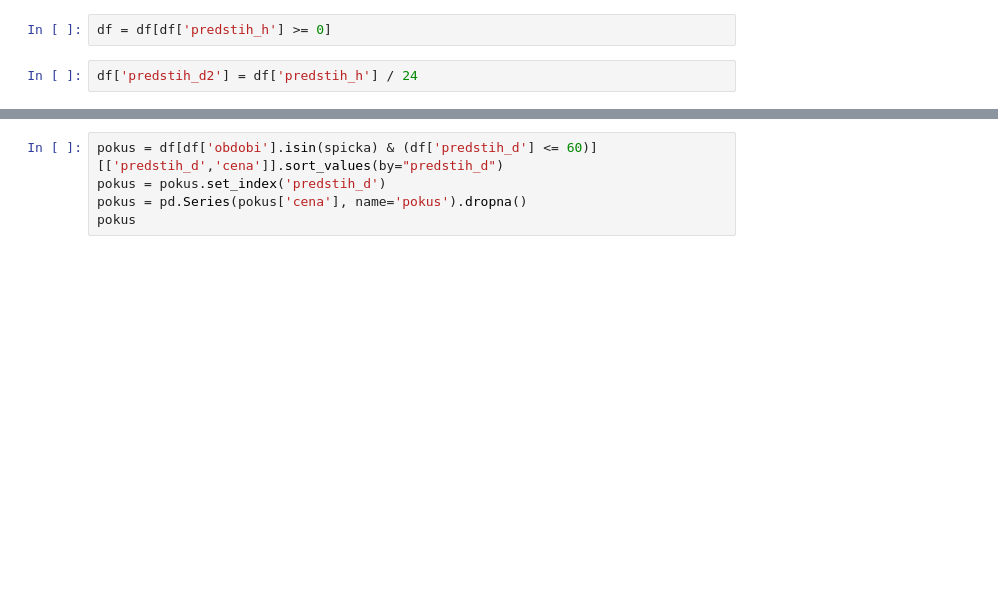
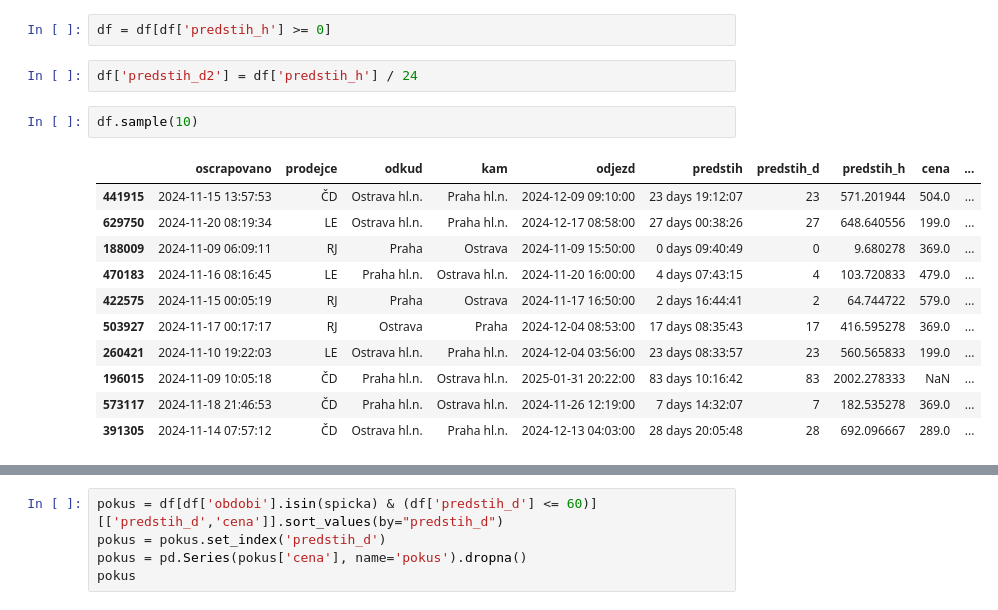
Before and after one commit to DataRozhlas/ceny-jizdenek, a Jupyter notebook: 902_graf_jizdneho_prg_ova.ipynb, the cells around one changed output, grey strips where cells are left out. Cells and saved outputs as stored; diff of their text form; blank space fills up the shorter version.

```diff
--- a/902_graf_jizdneho_prg_ova.ipynb
+++ b/902_graf_jizdneho_prg_ova.ipynb
@@ -85,3 +85,17 @@ Nejdelší započítané spojení: 216 minut.
 df = df[df['predstih_h'] >= 0]
 # %%
 df['predstih_d2'] = df['predstih_h'] / 24
+# %%
+df.sample(10)
+# %% [output]
+|  | oscrapovano | prodejce | odkud | kam | odjezd | predstih | predstih_d | predstih_h | cena | ... |
+| 441915 | 2024-11-15 13:57:53 | ČD | Ostrava hl.n. | Praha hl.n. | 2024-12-09 09:10:00 | 23 days 19:12:07 | 23 | 571.201944 | 504.0 | ... |
+| 629750 | 2024-11-20 08:19:34 | LE | Ostrava hl.n. | Praha hl.n. | 2024-12-17 08:58:00 | 27 days 00:38:26 | 27 | 648.640556 | 199.0 | ... |
+| 188009 | 2024-11-09 06:09:11 | RJ | Praha | Ostrava | 2024-11-09 15:50:00 | 0 days 09:40:49 | 0 | 9.680278 | 369.0 | ... |
+| 470183 | 2024-11-16 08:16:45 | LE | Praha hl.n. | Ostrava hl.n. | 2024-11-20 16:00:00 | 4 days 07:43:15 | 4 | 103.720833 | 479.0 | ... |
+| 422575 | 2024-11-15 00:05:19 | RJ | Praha | Ostrava | 2024-11-17 16:50:00 | 2 days 16:44:41 | 2 | 64.744722 | 579.0 | ... |
+| 503927 | 2024-11-17 00:17:17 | RJ | Ostrava | Praha | 2024-12-04 08:53:00 | 17 days 08:35:43 | 17 | 416.595278 | 369.0 | ... |
+| 260421 | 2024-11-10 19:22:03 | LE | Ostrava hl.n. | Praha hl.n. | 2024-12-04 03:56:00 | 23 days 08:33:57 | 23 | 560.565833 | 199.0 | ... |
+| 196015 | 2024-11-09 10:05:18 | ČD | Praha hl.n. | Ostrava hl.n. | 2025-01-31 20:22:00 | 83 days 10:16:42 | 83 | 2002.278333 | NaN | ... |
+| 573117 | 2024-11-18 21:46:53 | ČD | Praha hl.n. | Ostrava hl.n. | 2024-11-26 12:19:00 | 7 days 14:32:07 | 7 | 182.535278 | 369.0 | ... |
+| 391305 | 2024-11-14 07:57:12 | ČD | Ostrava hl.n. | Praha hl.n. | 2024-12-13 04:03:00 | 28 days 20:05:48 | 28 | 692.096667 | 289.0 | ... |
```
Also changed, not shown: parts of 10 cells of this notebook, 8 other files.
